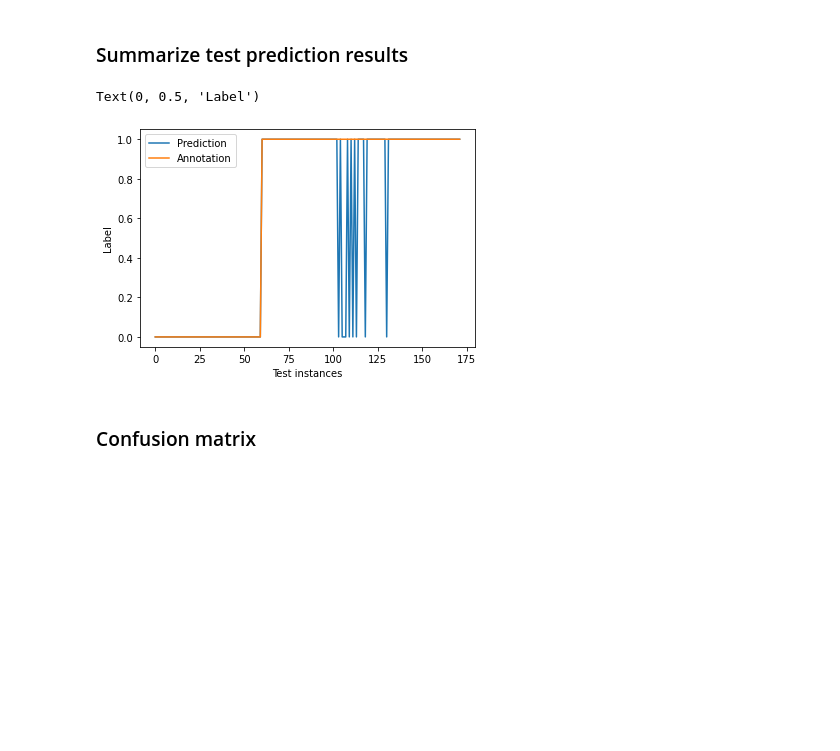
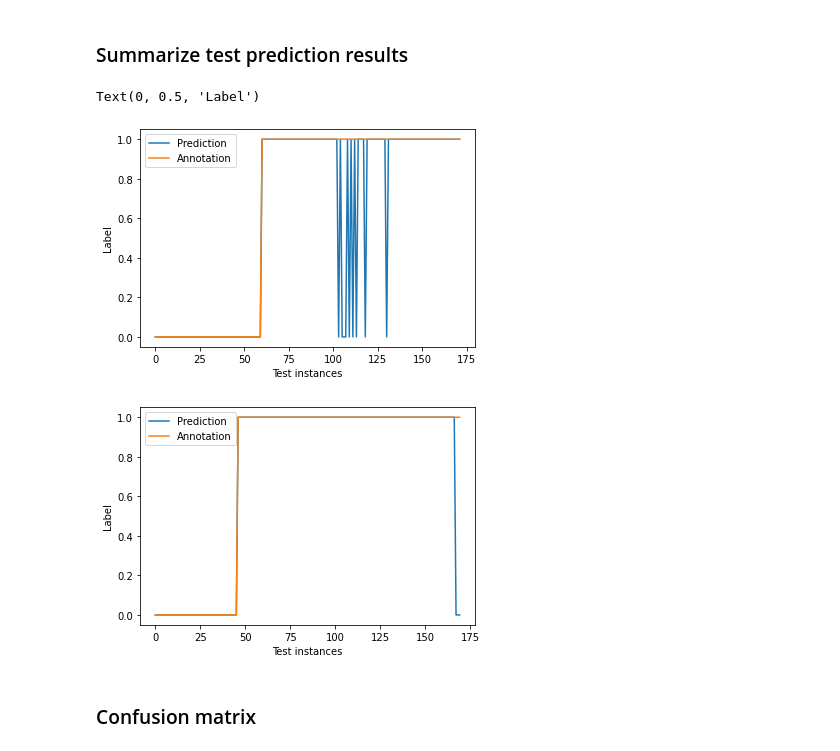
Before and after one commit to abao1999/Embryos, a Jupyter notebook: notebooks/visualize_model_features.ipynb, the cells around one changed output. Cells and saved outputs as stored; diff of their text form; code cells hidden in the pictures; blank space fills up the shorter version.

```diff
--- a/notebooks/visualize_model_features.ipynb
+++ b/notebooks/visualize_model_features.ipynb
@@ -303,35 +295,36 @@ plt.ylabel('Label')
 
 # summarize test prediction results (bf)
 record_pred_bf = []
 record_label_bf = []
 record_fn_bf = []
 for i, batch in enumerate(test_data_bf):
   data = gluon.utils.split_and_load(batch[0], ctx_list=ctx, batch_axis=0, even_split=False)
   label = gluon.utils.split_and_load(batch[1], ctx_list=ctx, batch_axis=0, even_split=False)
   embryo_num = gluon.utils.split_and_load(batch[2], ctx_list=ctx, batch_axis=0, even_split=False)
   embryo_t = gluon.utils.split_and_load(batch[3], ctx_list=ctx, batch_axis=0, even_split=False)
   fp = [os.path.join(test_path_bf, str(label[j].asnumpy()[0]), f'embryo_{str(embryo_num[j].asnumpy()[0])}_{str(embryo_t[j].asnumpy()[0])}.png') for j in range(len(embryo_num))]
   outputs = [finetune_net_bf(X) for X in data]
   a = np.argmax(outputs[0].asnumpy(),axis=1).astype('int32')
   b = label[0].asnumpy()
   if record_pred_bf == []:
     record_pred_bf = a
     record_label_bf = b
     record_fn_bf = fp
   else:
     record_pred_bf = np.concatenate((record_pred_bf, a), axis=0)
     record_label_bf = np.concatenate((record_label_bf, b), axis=0)
     record_fn_bf = np.concatenate((record_fn_bf, fp), axis=0)
 
 plt.figure()
-plt.plot(np.arange(len(record_pred_bf)),record_pred,label='Prediction')
-plt.plot(np.arange(len(record_label_bf)),record_label,label='Annotation')
+plt.plot(np.arange(len(record_pred_bf)),record_pred_bf,label='Prediction')
+plt.plot(np.arange(len(record_label_bf)),record_label_bf,label='Annotation')
 plt.legend()
 plt.xlabel('Test instances')
 plt.ylabel('Label')
 # %% [output]
 Text(0, 0.5, 'Label')
 [figure]
+[figure, added]
 # %% [markdown]
 ### Confusion matrix
 # %%
```
Also changed, not shown: parts of 2 cells of this notebook.
